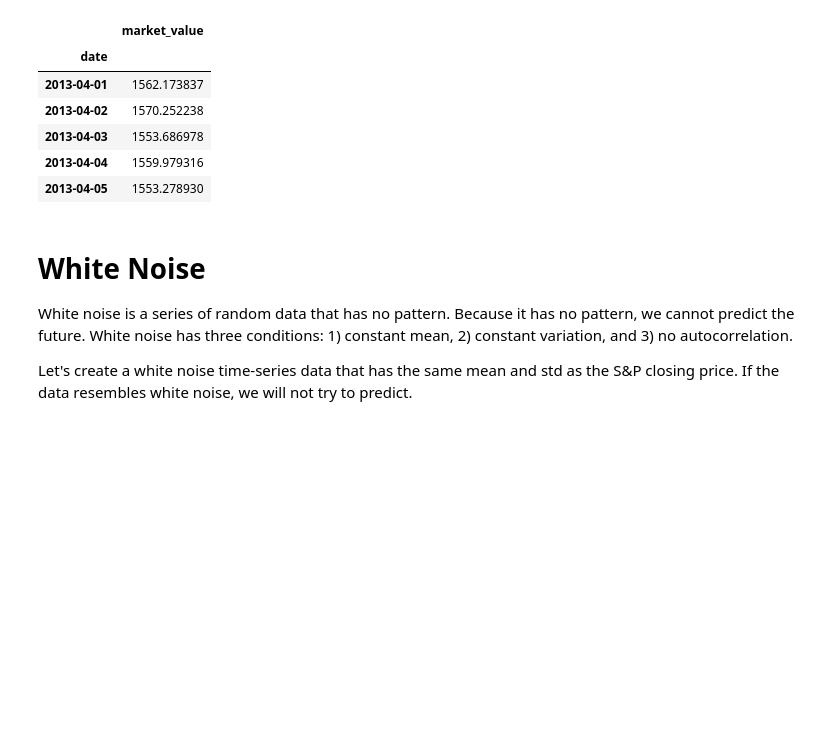
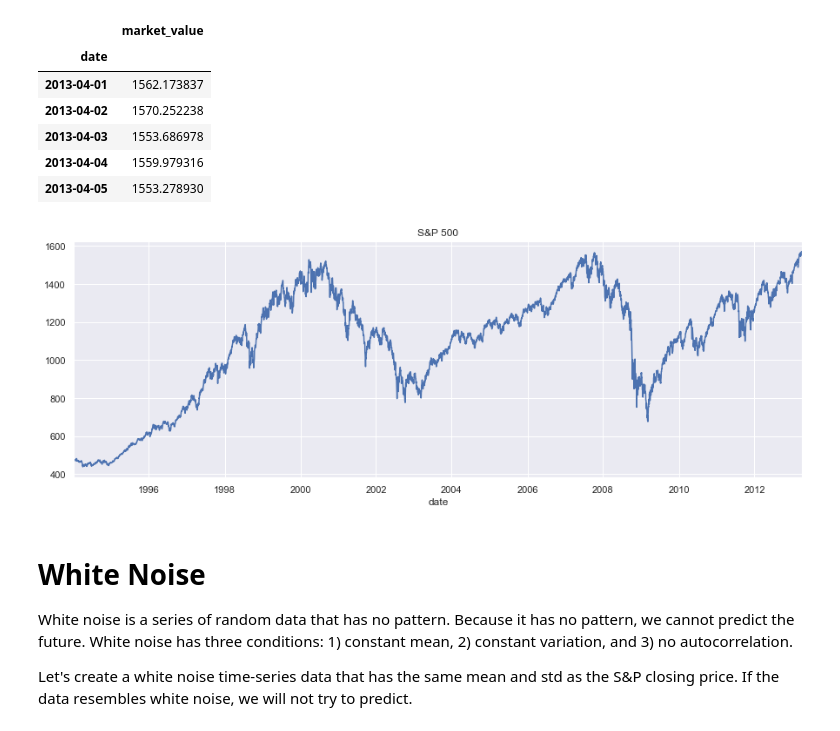
Before and after one commit to mkang32/snp500-analysis, a Jupyter notebook: notebooks/1.basics.ipynb, the cells around one changed output. Drawn from its saved outputs; the diff is of its cells as text; code cells hidden in the pictures; blank space fills up the shorter version.

```diff
--- a/notebooks/1.basics.ipynb
+++ b/notebooks/1.basics.ipynb
@@ -50,6 +50,12 @@ df.tail()
 | 2013-04-03 | 1553.686978 |
 | 2013-04-04 | 1559.979316 |
 | 2013-04-05 | 1553.278930 |
+# %%
+df.market_value.plot(figsize=(15, 5))
+plt.title("S&P 500")
+plt.show()
+# %% [output]
+[figure, added]
 # %% [markdown]
 # White Noise
 
```
Also changed, not shown: parts of 15 cells of this notebook, 1 other file.
